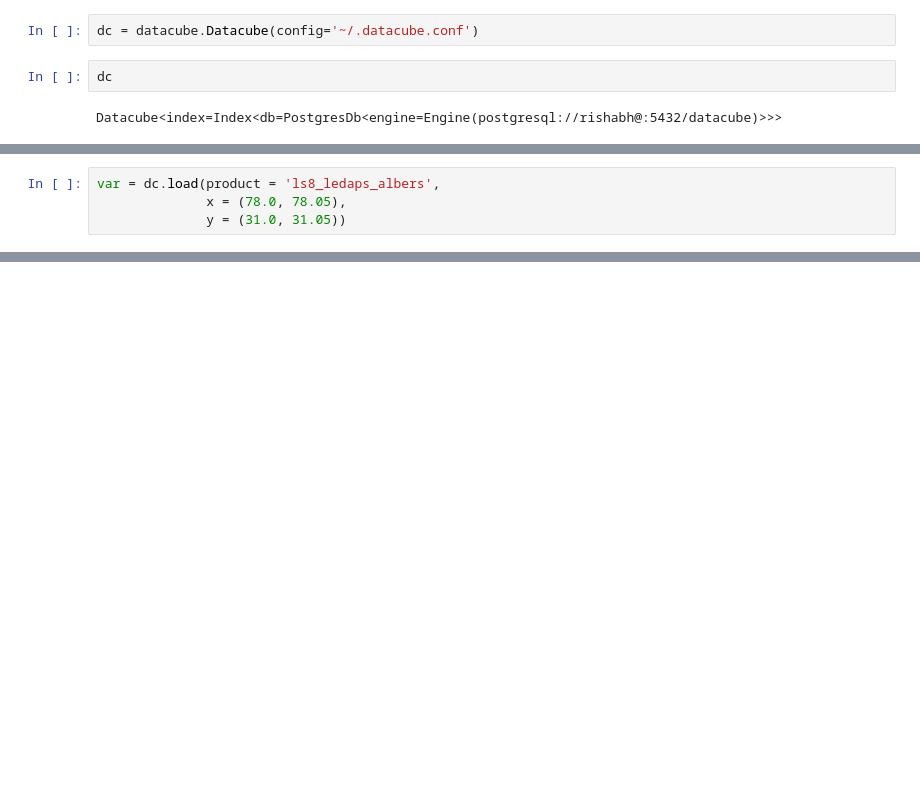
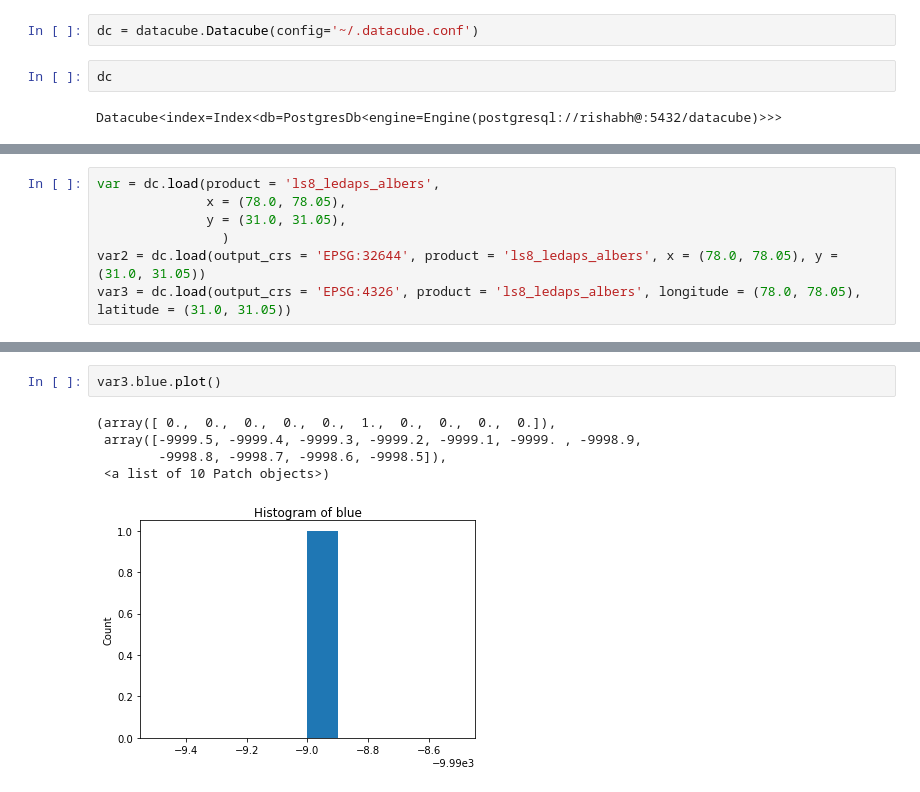
Before and after one commit to sharat910/datacube-iirs, a Jupyter notebook: examples/notebooks/Test.ipynb, the cells around one changed output, grey strips where cells are left out. Cells and saved outputs as stored; diff of their text form; blank space fills up the shorter version.

```diff
--- a/examples/notebooks/Test.ipynb
+++ b/examples/notebooks/Test.ipynb
@@ -16,4 +33,7 @@ dc.list_products()
 # %%
 var = dc.load(product = 'ls8_ledaps_albers',
               x = (78.0, 78.05),
-              y = (31.0, 31.05))
+              y = (31.0, 31.05),
+                )
+var2 = dc.load(output_crs = 'EPSG:32644', product = 'ls8_ledaps_albers', x = (78.0, 78.05), y = (31.0, 31.05))
+var3 = dc.load(output_crs = 'EPSG:4326', product = 'ls8_ledaps_albers', longitude = (78.0, 78.05), latitude = (31.0, 31.05))
@@ -66,0 +107,8 @@ a.plot()
+# %%
+var3.blue.plot()
+# %% [output]
+(array([ 0.,  0.,  0.,  0.,  0.,  1.,  0.,  0.,  0.,  0.]),
+ array([-9999.5, -9999.4, -9999.3, -9999.2, -9999.1, -9999. , -9998.9,
+        -9998.8, -9998.7, -9998.6, -9998.5]),
+ <a list of 10 Patch objects>)
+[figure, added]
```
Also changed, not shown: parts of 11 cells of this notebook, 38 other files.
